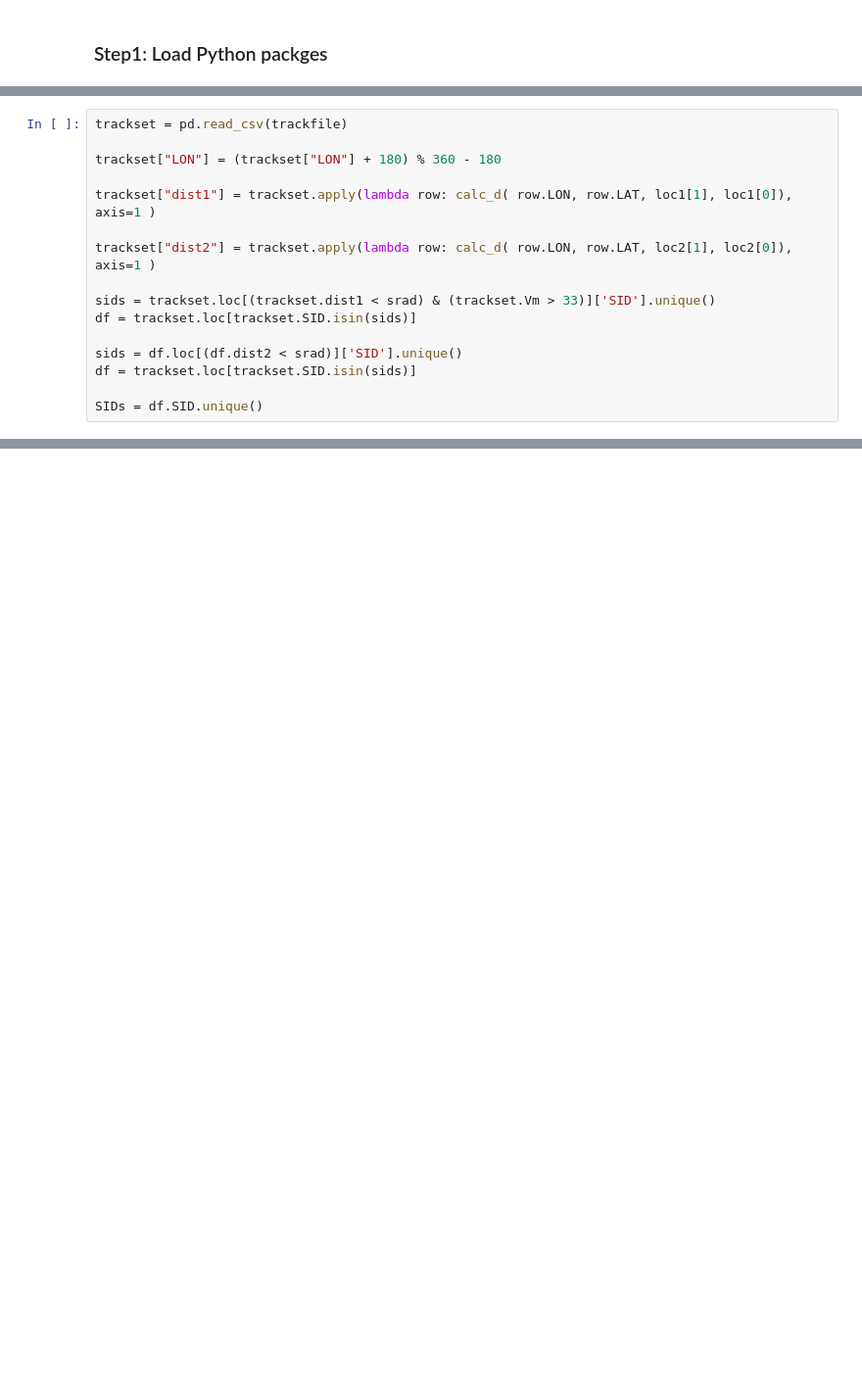
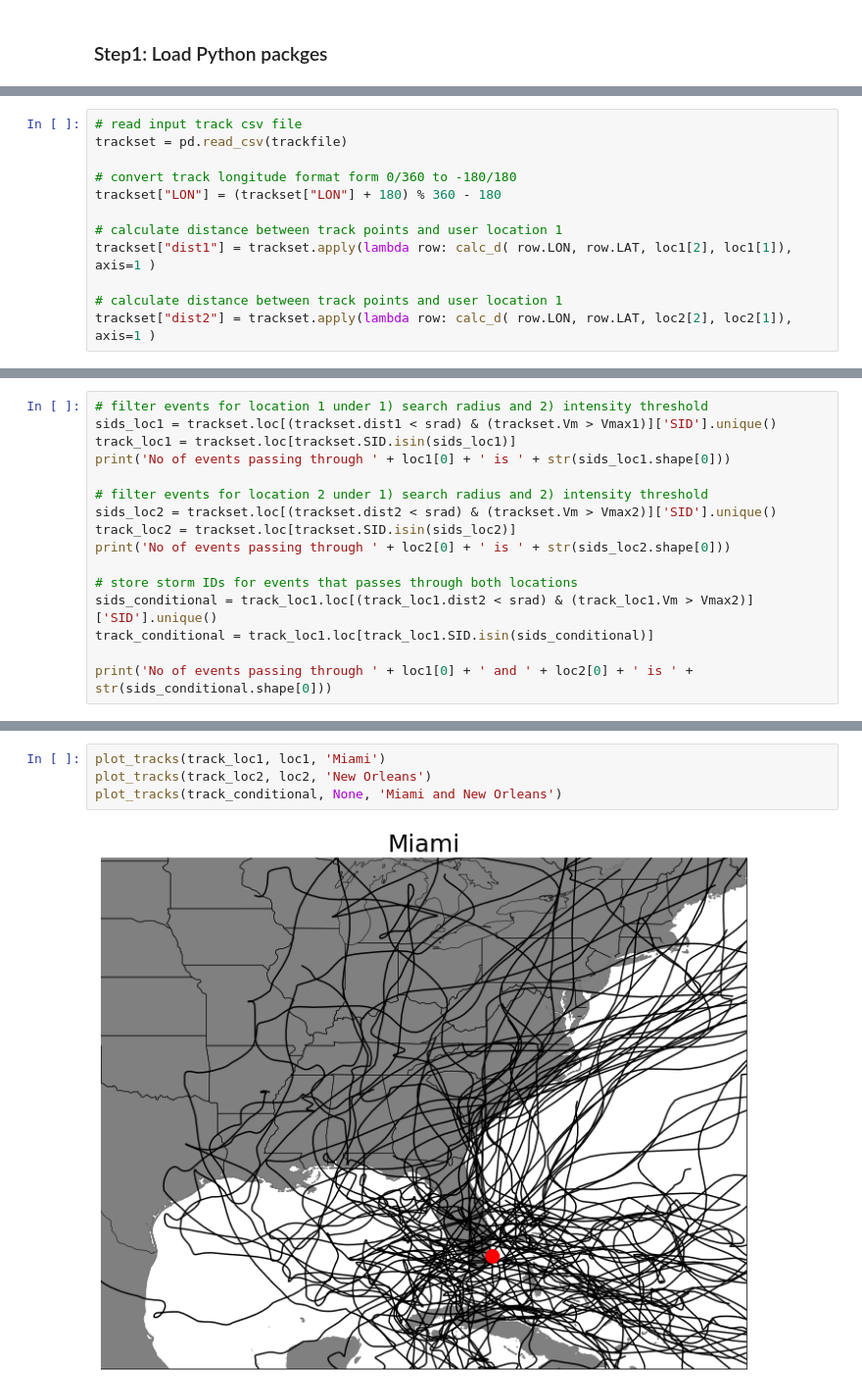
Before and after one commit to ballu1989/trackset_sample, a Jupyter notebook: find_events.ipynb, the cells around one changed output, grey strips where cells are left out. Shown at 98% size. Saved outputs shown, nothing was run; the diff lists cells and outputs as text; blank space fills up the shorter version.

```diff
--- a/find_events.ipynb
+++ b/find_events.ipynb
@@ -28,16 +78,12 @@ def calc_d(lat,lon, plat,plon):
 # %%
+# read input track csv file
 trackset = pd.read_csv(trackfile)
 
+# convert track longitude format form 0/360 to -180/180
 trackset["LON"] = (trackset["LON"] + 180) % 360 - 180
 
-trackset["dist1"] = trackset.apply(lambda row: calc_d( row.LON, row.LAT, loc1[1], loc1[0]), axis=1 )
+# calculate distance between track points and user location 1
+trackset["dist1"] = trackset.apply(lambda row: calc_d( row.LON, row.LAT, loc1[2], loc1[1]), axis=1 )
 
-trackset["dist2"] = trackset.apply(lambda row: calc_d( row.LON, row.LAT, loc2[1], loc2[0]), axis=1 )
-
-sids = trackset.loc[(trackset.dist1 < srad) & (trackset.Vm > 33)]['SID'].unique()
-df = trackset.loc[trackset.SID.isin(sids)]
-
-sids = df.loc[(df.dist2 < srad)]['SID'].unique()
-df = trackset.loc[trackset.SID.isin(sids)]
-
-SIDs = df.SID.unique()
+# calculate distance between track points and user location 1
+trackset["dist2"] = trackset.apply(lambda row: calc_d( row.LON, row.LAT, loc2[2], loc2[1]), axis=1 )
@@ -96,0 +92,16 @@ ncfiles
+# %%
+# filter events for location 1 under 1) search radius and 2) intensity threshold
+sids_loc1 = trackset.loc[(trackset.dist1 < srad) & (trackset.Vm > Vmax1)]['SID'].unique()
+track_loc1 = trackset.loc[trackset.SID.isin(sids_loc1)]
+print('No of events passing through ' + loc1[0] + ' is ' + str(sids_loc1.shape[0]))
+
+# filter events for location 2 under 1) search radius and 2) intensity threshold
+sids_loc2 = trackset.loc[(trackset.dist2 < srad) & (trackset.Vm > Vmax2)]['SID'].unique()
+track_loc2 = trackset.loc[trackset.SID.isin(sids_loc2)]
+print('No of events passing through ' + loc2[0] + ' is ' + str(sids_loc2.shape[0]))
+
+# store storm IDs for events that passes through both locations
+sids_conditional = track_loc1.loc[(track_loc1.dist2 < srad) & (track_loc1.Vm > Vmax2)]['SID'].unique()
+track_conditional = track_loc1.loc[track_loc1.SID.isin(sids_conditional)]
+
+print('No of events passing through ' + loc1[0] + ' and ' + loc2[0] + ' is ' + str(sids_conditional.shape[0]))
@@ -96,0 +114,6 @@ ncfiles
+# %%
+plot_tracks(track_loc1, loc1, 'Miami')
+plot_tracks(track_loc2, loc2, 'New Orleans')
+plot_tracks(track_conditional, None, 'Miami and New Orleans')
+# %% [output]
+[figure, added]
```
Also changed, not shown: parts of 14 cells of this notebook.
